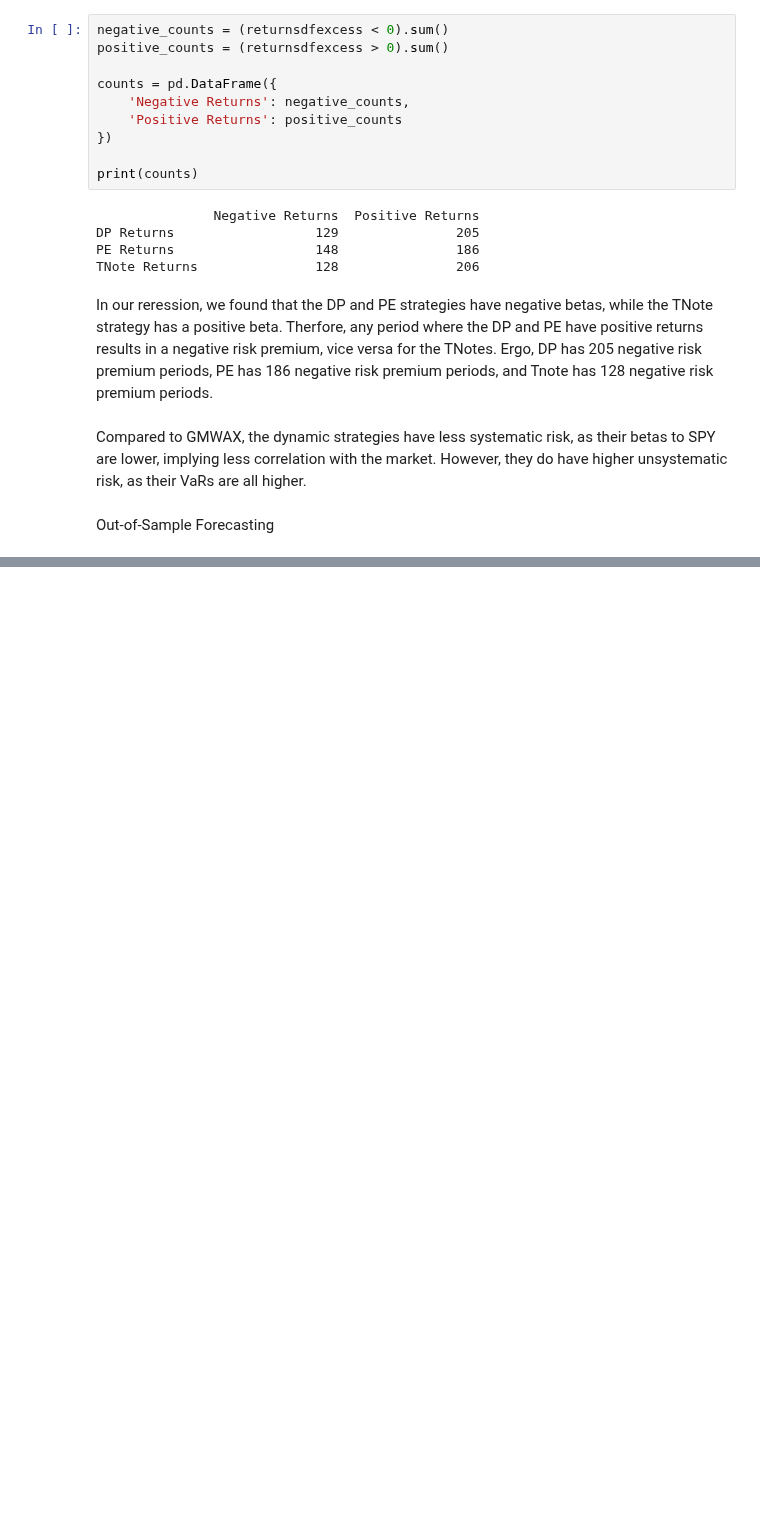
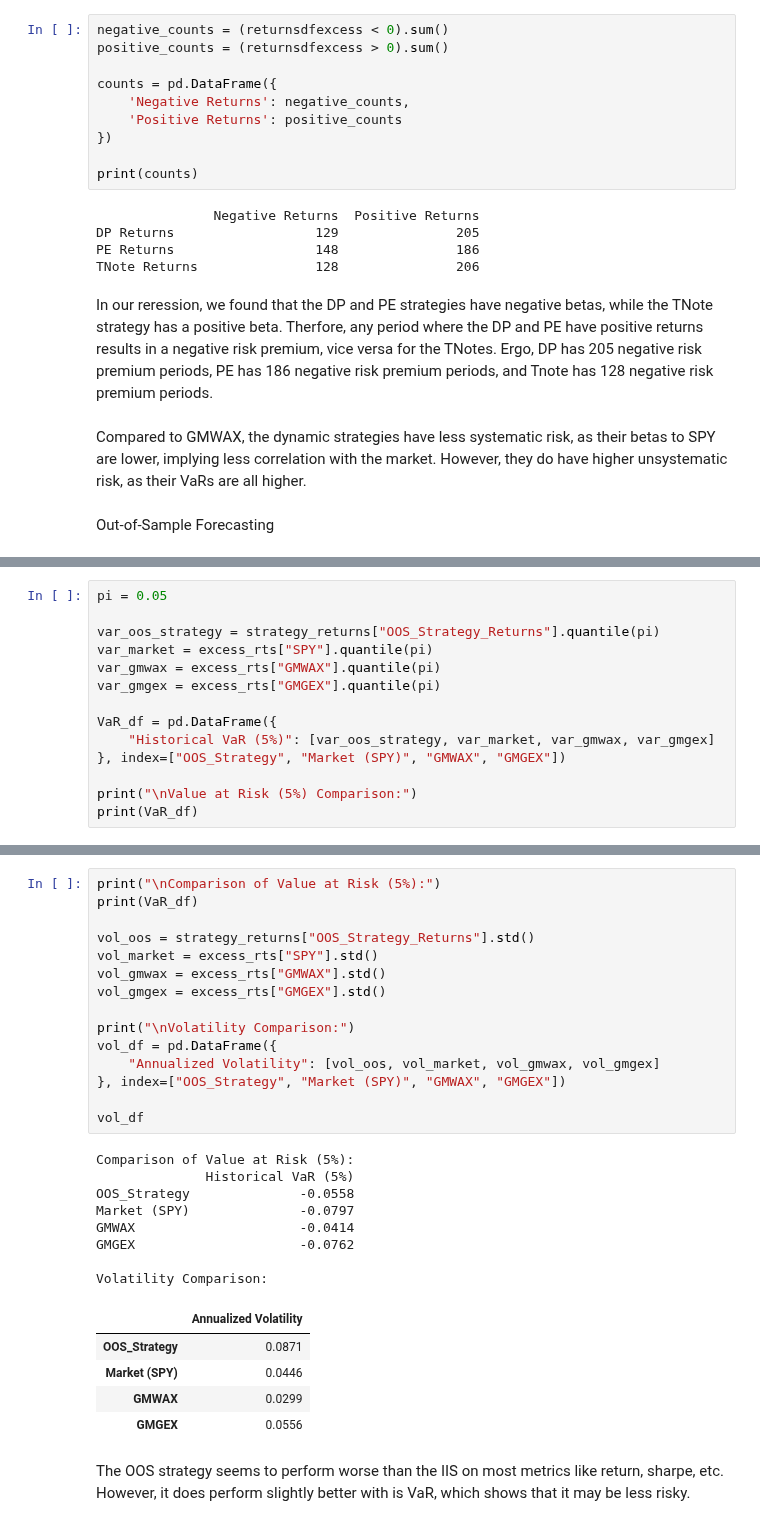
Before and after one commit to ekopen/finm-portfolio-2024, a Jupyter notebook: homework/Eric Kopen HW7.ipynb, the cells around one changed output, grey strips where cells are left out. Cells and saved outputs as stored; diff of their text form; blank space fills up the shorter version.

```diff
--- a/homework/Eric Kopen HW7.ipynb
+++ b/homework/Eric Kopen HW7.ipynb
@@ -398,0 +498,14 @@ for t in range(t,len(signals)-1):
+# %%
+pi = 0.05
+
+var_oos_strategy = strategy_returns["OOS_Strategy_Returns"].quantile(pi)
+var_market = excess_rts["SPY"].quantile(pi)
+var_gmwax = excess_rts["GMWAX"].quantile(pi)
+var_gmgex = excess_rts["GMGEX"].quantile(pi)
+
+VaR_df = pd.DataFrame({
+    "Historical VaR (5%)": [var_oos_strategy, var_market, var_gmwax, var_gmgex]
+}, index=["OOS_Strategy", "Market (SPY)", "GMWAX", "GMGEX"])
+
+print("\nValue at Risk (5%) Comparison:")
+print(VaR_df)
@@ -398,0 +550,31 @@ for t in range(t,len(signals)-1):
+# %%
+print("\nComparison of Value at Risk (5%):")
+print(VaR_df)
+
+vol_oos = strategy_returns["OOS_Strategy_Returns"].std()
+vol_market = excess_rts["SPY"].std()
+vol_gmwax = excess_rts["GMWAX"].std()
+vol_gmgex = excess_rts["GMGEX"].std()
+
+print("\nVolatility Comparison:")
+vol_df = pd.DataFrame({
+    "Annualized Volatility": [vol_oos, vol_market, vol_gmwax, vol_gmgex]
+}, index=["OOS_Strategy", "Market (SPY)", "GMWAX", "GMGEX"])
+
+vol_df
+# %% [output]
+Comparison of Value at Risk (5%):
+              Historical VaR (5%)
+OOS_Strategy              -0.0558
+Market (SPY)              -0.0797
+GMWAX                     -0.0414
+GMGEX                     -0.0762
+
+Volatility Comparison:
+|  | Annualized Volatility |
+| OOS_Strategy | 0.0871 |
+| Market (SPY) | 0.0446 |
+| GMWAX | 0.0299 |
+| GMGEX | 0.0556 |
+# %% [markdown]
+The OOS strategy seems to perform worse than the IIS on most metrics like return, sharpe, etc. However, it does perform slightly better with is VaR, which shows that it may be less risky.
```
Also changed, not shown: parts of 17 cells of this notebook.
